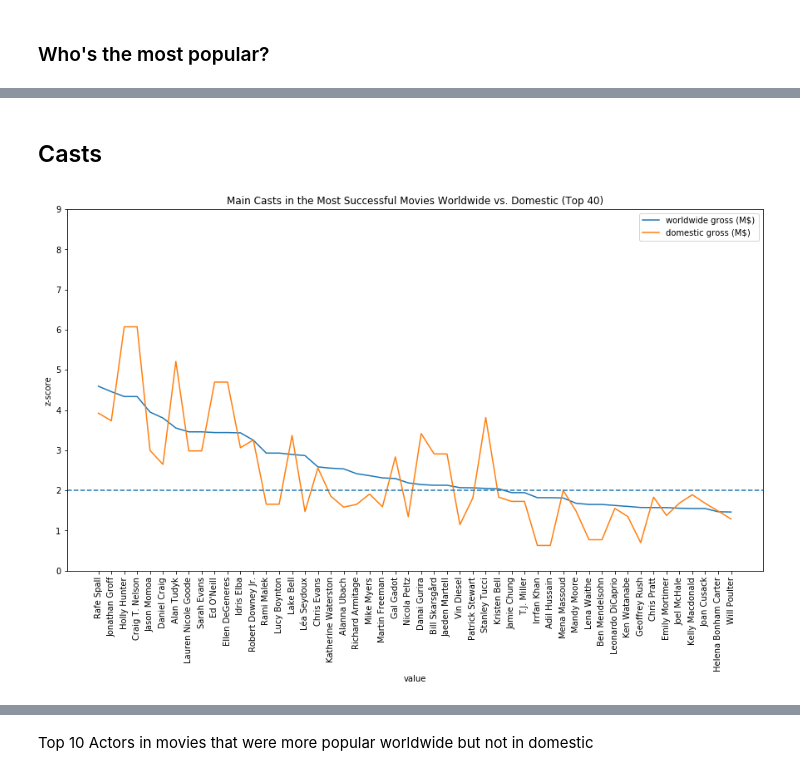
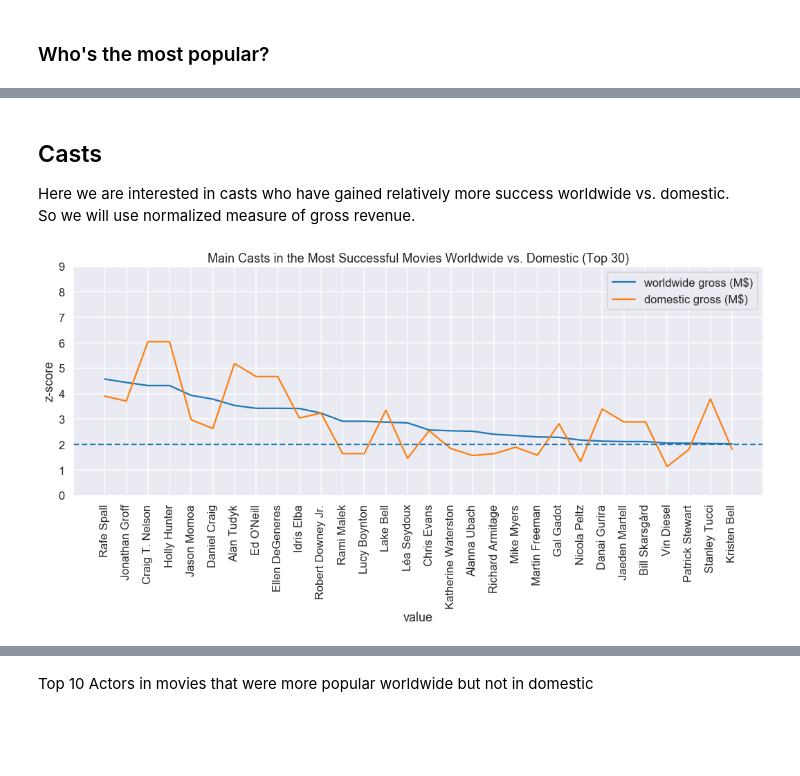
Before and after one commit to stereopickle/DS_movie_EDA, a Jupyter notebook: 011.Data_Analysis_People.ipynb, the cells around one changed output, grey strips where cells are left out. Cells and saved outputs as stored; diff of their text form; code cells hidden in the pictures; blank space fills up the shorter version.

```diff
--- a/011.Data_Analysis_People.ipynb
+++ b/011.Data_Analysis_People.ipynb
@@ -9,6 +9,8 @@ import pandas as pd
 import matplotlib.pyplot as plt
 import seaborn as sns
 %matplotlib inline
+sns.set_style("darkgrid")
+sns.set_context("talk")
 # %%
 #loading data
 df = pd.read_csv('data/profit_data.csv', index_col = 0)
@@ -22,7 +22,0 @@ df.head(3)
-# %%
-# Adding rev to cost ratios
-df['rev2bud_dom'] = df.domestic_gross/df.production_budget
-df['rev2bud_int'] = df.worldwide_gross/df.production_budget
-# %%
-# add primary genre
-df['primary_genre'] = df.genres.str.split(',', expand = True)[0]
@@ -309,5 +344,7 @@ tmp[tmp.rating_z_IMDB > 1].sort_values(by = 'popularity_z', ascending = False)[0
-# %% [markdown]
-## Casts
+# %% [markdown]
+## Casts
+Here we are interested in casts who have gained relatively more success worldwide vs. domestic.
+So we will use normalized measure of gross revenue.
 # %%
 casts_rev = df[['worldwide_gross_z', 'domestic_gross_z', 'cast_1', 'cast_2']]
 casts_rev_m = pd.melt(casts_rev, id_vars = ['worldwide_gross_z', 'domestic_gross_z'], value_vars = ['cast_1', 'cast_2'])
@@ -318,19 +355,21 @@ casts_rev_m.sort_values('worldwide_gross_z', ascending = False, inplace = True)
 # %%
 fig = plt.figure(figsize = (15, 8))
 ax1 = fig.add_subplot(111)
 
 sns.lineplot(x = 'value', y = 'worldwide_gross_z',
-             label = 'worldwide gross (M$)', data = casts_rev_m[0:50], sort = False, ax = ax1)
+             label = 'worldwide gross (M$)', data = casts_rev_m[0:30], sort = False, ax = ax1)
 sns.lineplot(x = 'value', y = 'domestic_gross_z',
-             label = 'domestic gross (M$)', data = casts_rev_m[0:50], sort = False, ax = ax1)
+             label = 'domestic gross (M$)', data = casts_rev_m[0:30], sort = False, ax = ax1)
 
 #label = 'domestic gross',
-ax1.set_xticklabels(labels = casts_rev_m[0:50].value, rotation=90)
+ax1.set_xticklabels(labels = casts_rev_m[0:30].value, rotation=90)
 ax1.axhline(2, ls='--')
 ax1.set_ylim([0,9])
 plt.ylabel("z-score")
-plt.title("Main Casts in the Most Successful Movies Worldwide vs. Domestic (Top 40)")
+plt.title("Main Casts in the Most Successful Movies Worldwide vs. Domestic (Top 30)")
 plt.legend()
+plt.tight_layout()
 plt.show()
+fig.savefig("PNG/Top30_Successful_Casts.png")
 # %% [output]
-[figure, old version]
+[figure, new version]
```
Also changed, not shown: parts of 48 cells of this notebook.
